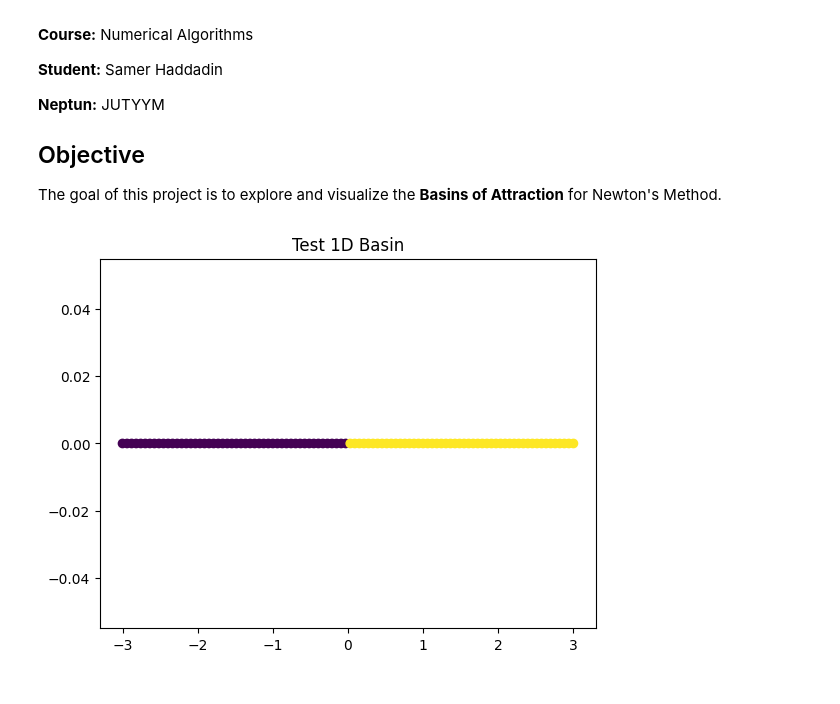
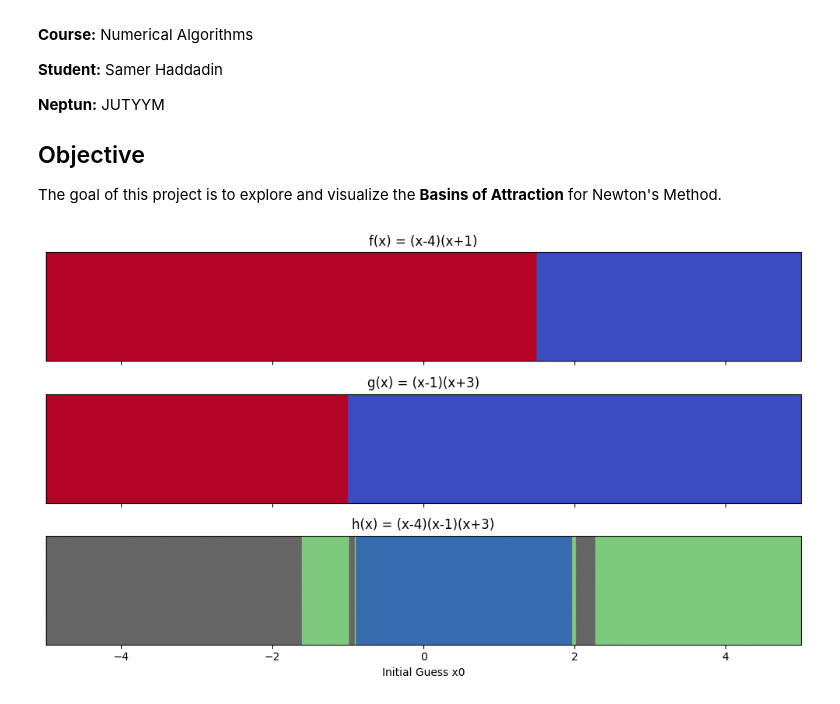
Before and after one commit to samer-cyber/NumAlg-Final-project, a Jupyter notebook: Basins of Attraction project.ipynb, the cells around one changed output. Saved outputs shown, nothing was run; the diff lists cells and outputs as text; code cells hidden in the pictures.

Commit message:
Implemented vectorized Newton solver and Part 1 (Real Basins)

```diff
--- a/Basins of Attraction project.ipynb
+++ b/Basins of Attraction project.ipynb
@@ -12,34 +12,76 @@ The goal of this project is to explore and visualize the **Basins of Attraction*
 # %%
 import numpy as np
 import matplotlib.pyplot as plt
 
-# Just testing if I can find roots for a simple function
-# f(x) = x^2 - 1. Roots should be 1 and -1.
+# CORE SOLVER (Vectorized) (will also be used for part 2)
+def newton_method_vectorized(f, df, z0, tol=1e-6, max_iter=50):
+    """
+    Vectorized Newton's method solver.
+    Works for both real (1D) and complex (2D) arrays.
+    """
+    z = z0.copy()
+    for i in range(max_iter):
+        derivative = df(z)
+        # Prevent division by zero errors on flat spots
+        derivative[derivative == 0] = 1e-16
 
-x_start = np.linspace(-3, 3, 100) # just 100 points for now
-roots = []
+        step = f(z) / derivative
+        z = z - step
 
-for x in x_start:
-    curr = x
-    # Try 20 iterations
-    for i in range(20):
-        # f(x) = x^2 - 1 -> f'(x) = 2x
-        # newton: x = x - f(x)/f'(x)
-        if 2*curr == 0: # avoid zero div
-            break
-        curr = curr - (curr**2 - 1) / (2*curr)
+        # Run for fixed iterations to keep array shapes consistent
+        # and because fractal boundaries are chaotic
+    return z
 
-    # Check which root it hit
-    if abs(curr - 1) < 0.1:
-        roots.append(1) # Color code 1
-    elif abs(curr + 1) < 0.1:
-        roots.append(0) # Color code 0
-    else:
-        roots.append(-1) # Didn't work
+def get_root_indices(final_z, roots, tol=1e-3):
+    """Classify final points by which root they converged to."""
+    # Initialize with -1
+    indices = np.full(final_z.shape, -1, dtype=int)
+    for i, r in enumerate(roots):
+        indices[np.abs(final_z - r) < tol] = i
+    return indices
 
-# Using scatter plot for test
-plt.scatter(x_start, [0]*len(x_start), c=roots)
-plt.title("Test 1D Basin")
+# PART 1: 1D REAL ANALYSIS
+
+# 1. Define Functions
+def f1(x): return (x-4)*(x+1)
+def df1(x): return 2*x - 3
+r1 = [4, -1]
+
+def f2(x): return (x-1)*(x+3)
+def df2(x): return 2*x + 2
+r2 = [1, -3]
+
+def f3(x): return (x-4)*(x-1)*(x+3)
+def df3(x): return 3*x**2 - 2*x - 11
+r3 = [4, 1, -3]
+
+# 2. Setup Domain
+# Using 2000 points for a smooth resolution
+x_dom = np.linspace(-5, 5, 2000)
+
+# 3. Solve & Classify
+# Calculate the final position, then map it to a color index
+res1 = get_root_indices(newton_method_vectorized(f1, df1, x_dom), r1)
+res2 = get_root_indices(newton_method_vectorized(f2, df2, x_dom), r2)
+res3 = get_root_indices(newton_method_vectorized(f3, df3, x_dom), r3)
+
+# 4. Plot
+fig, ax = plt.subplots(3, 1, figsize=(10, 6), sharex=True)
+
+ax[0].imshow(res1.reshape(1, -1), extent=[-5,5,0,1], aspect='auto', cmap='coolwarm')
+ax[0].set_title("f(x) = (x-4)(x+1)")
+ax[0].set_yticks([])
+
+ax[1].imshow(res2.reshape(1, -1), extent=[-5,5,0,1], aspect='auto', cmap='coolwarm')
+ax[1].set_title("g(x) = (x-1)(x+3)")
+ax[1].set_yticks([])
+
+ax[2].imshow(res3.reshape(1, -1), extent=[-5,5,0,1], aspect='auto', cmap='Accent')
+ax[2].set_title("h(x) = (x-4)(x-1)(x+3)")
+ax[2].set_yticks([])
+ax[2].set_xlabel("Initial Guess x0")
+
+plt.tight_layout()
 plt.show()
 # %% [output]
-[figure, old version]
+[figure, new version]
```
Also changed, not shown: 1 other file.
